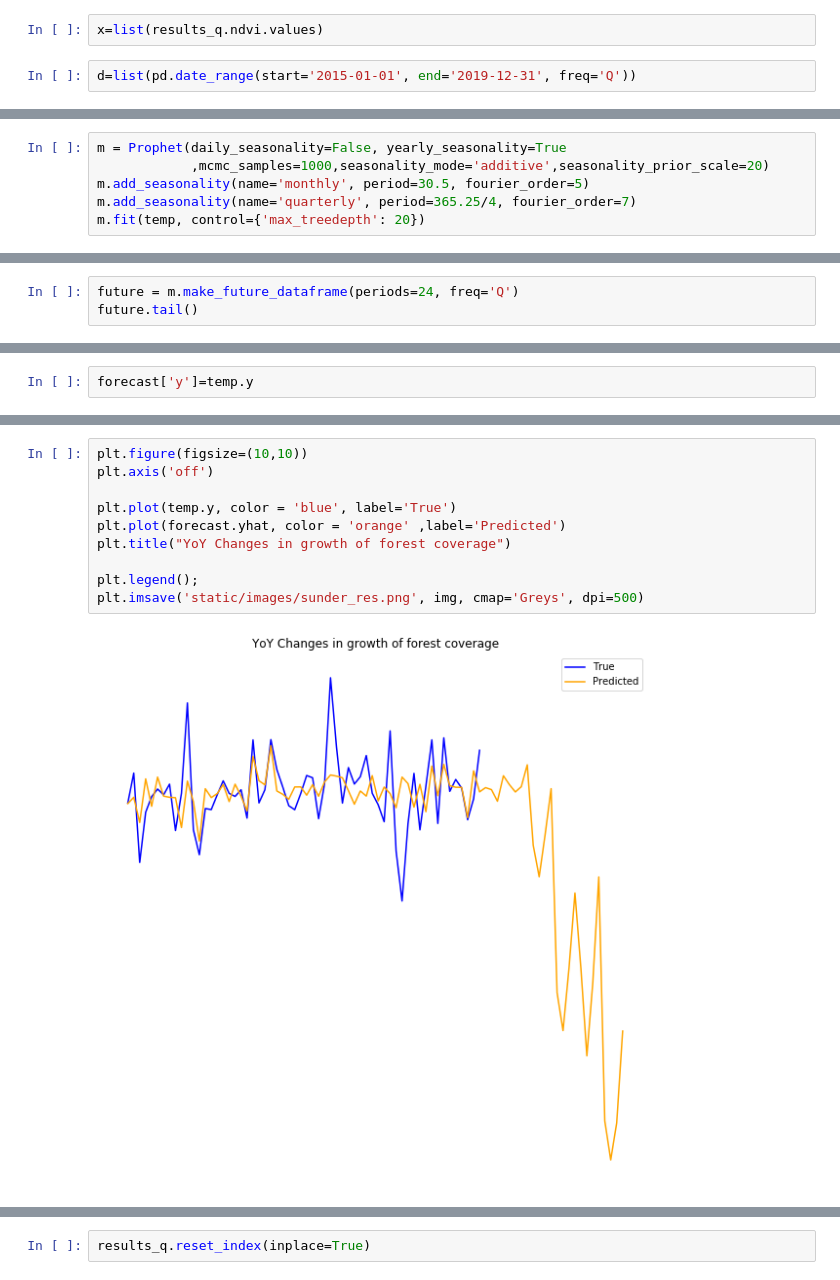
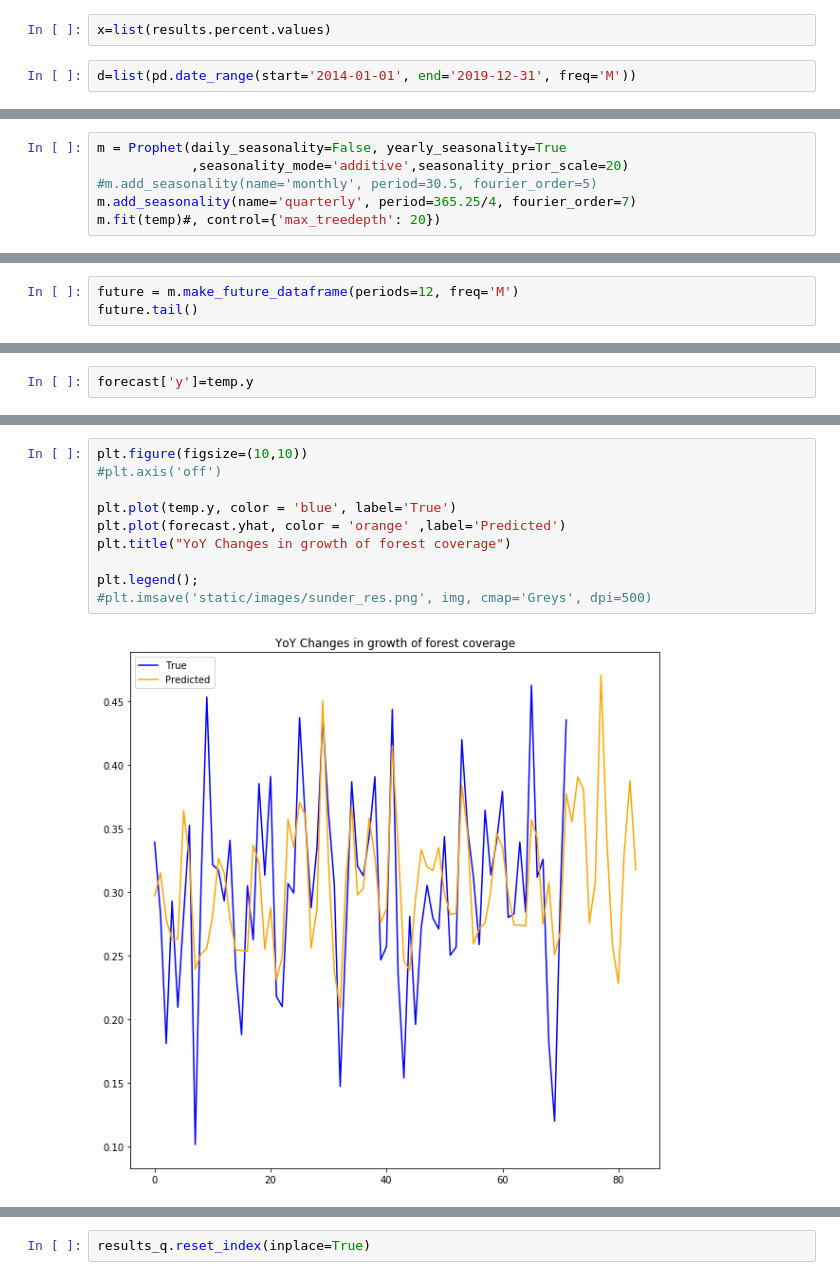
Before and after one commit to rittik97/climate, a Jupyter notebook: geotif_time_series.ipynb, the cells around one changed output, grey strips where cells are left out. Drawn from its saved outputs; the diff is of its cells as text.

Commit message:
Sunderbans done

```diff
--- a/geotif_time_series.ipynb
+++ b/geotif_time_series.ipynb
@@ -193,9 +193,9 @@ from fbprophet import Prophet
 # %%
 x=list(results.diff(12).groupby([results.index.year,results.index.quarter])['percent'].mean().dropna().values)
 # %%
-x=list(results_q.ndvi.values)
+x=list(results.percent.values)
 # %%
-d=list(pd.date_range(start='2015-01-01', end='2019-12-31', freq='Q'))
+d=list(pd.date_range(start='2014-01-01', end='2019-12-31', freq='M'))
 # %%
 temp=pd.DataFrame(list(zip(d,x)), columns = ['ds', 'y'])
 #temp=results_q.reset_index()[['date','ndvi']]
@@ -215,14 +215,14 @@ temp.head()
 # %%
 m = Prophet(daily_seasonality=False, yearly_seasonality=True
-            ,mcmc_samples=1000,seasonality_mode='additive',seasonality_prior_scale=20)
-m.add_seasonality(name='monthly', period=30.5, fourier_order=5)
+            ,seasonality_mode='additive',seasonality_prior_scale=20)
+#m.add_seasonality(name='monthly', period=30.5, fourier_order=5)
 m.add_seasonality(name='quarterly', period=365.25/4, fourier_order=7)
-m.fit(temp, control={'max_treedepth': 20})
+m.fit(temp)#, control={'max_treedepth': 20})
 # %% [output]
 INFO:fbprophet:Disabling weekly seasonality. Run prophet with weekly_seasonality=True to override this.
 <fbprophet.forecaster.Prophet at 0x...>
 # %%
-future = m.make_future_dataframe(periods=24, freq='Q')
+future = m.make_future_dataframe(periods=12, freq='M')
 future.tail()
 # %% [output]
 |  | ds |
@@ -247,15 +240,15 @@ forecast.head()
 # %%
 plt.figure(figsize=(10,10))
-plt.axis('off')
+#plt.axis('off')
 
 plt.plot(temp.y, color = 'blue', label='True')
 plt.plot(forecast.yhat, color = 'orange' ,label='Predicted')
 plt.title("YoY Changes in growth of forest coverage")
 
 plt.legend();
-plt.imsave('static/images/sunder_res.png', img, cmap='Greys', dpi=500)
+#plt.imsave('static/images/sunder_res.png', img, cmap='Greys', dpi=500)
 # %% [output]
-[figure, old version]
+[figure, new version]
 # %%
 pd.plotting.register_matplotlib_converters()
 # known issue in pandas right now
```
Also changed, not shown: parts of 16 cells of this notebook, 13 other files.
